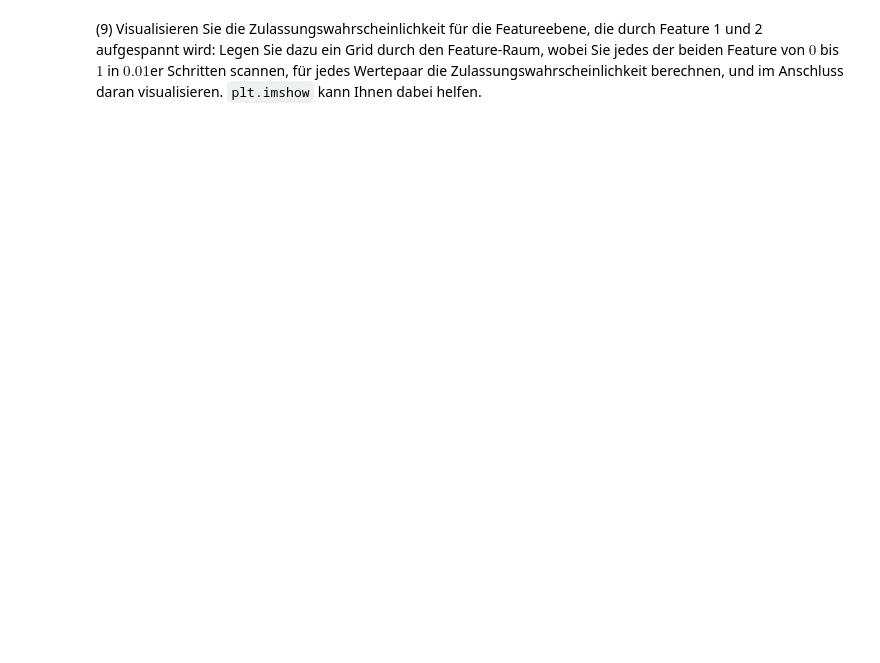
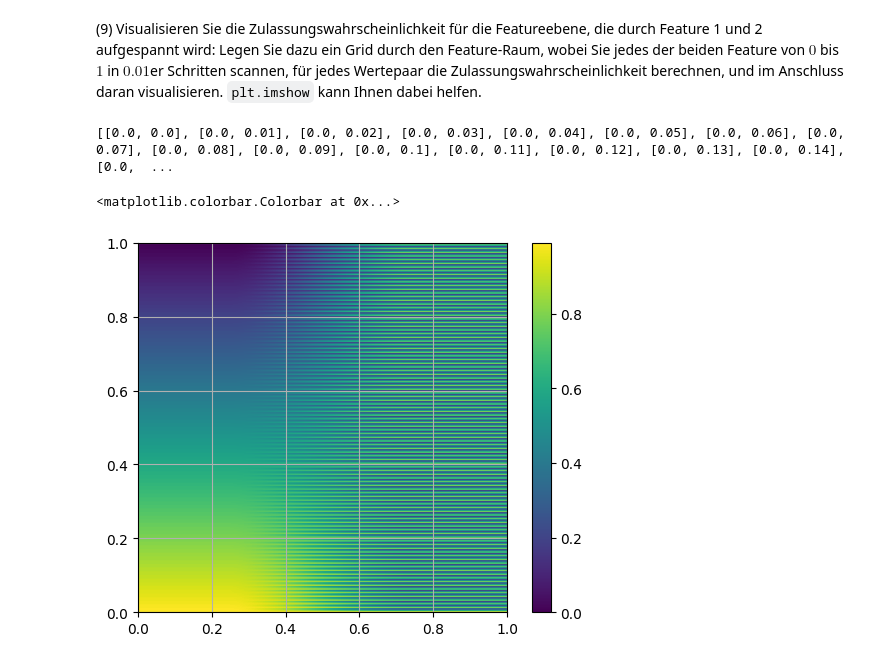
Before and after one commit to Emanuel162/MachineLearning, a Jupyter notebook: UebungenML/SJMN-7.ipynb, the cells around one changed output. Cells and saved outputs as stored; diff of their text form; code cells hidden in the pictures; blank space fills up the shorter version.

```diff
--- a/UebungenML/SJMN-7.ipynb
+++ b/UebungenML/SJMN-7.ipynb
@@ -57,2 +97,22 @@ X, y = np.insert(data[:, :2] / 100, 0, 1, 1), (data[:, 2] - .5) * 2
 # %% [markdown]
 (9) Visualisieren Sie die Zulassungswahrscheinlichkeit für die Featureebene, die durch Feature 1 und 2 aufgespannt wird: Legen Sie dazu ein Grid durch den Feature-Raum, wobei Sie jedes der beiden Feature von $0$ bis $1$ in $0.01$er Schritten scannen, für jedes Wertepaar die Zulassungswahrscheinlichkeit berechnen, und im Anschluss daran visualisieren. `plt.imshow` kann Ihnen dabei helfen.
+# %%
+berechnungen = []
+werte = []
+
+schrittweite = np.arange(0, 1, 0.01)
+for i in schrittweite:
+    for j in schrittweite:
+        x_val = np.array([1,i,j])
+        werte.append([i,j])
+        berechnungen.append(1/(1+np.exp(-1*np.dot(w.T,x_val))))
+        plt.grid()
+berechnungen = np.column_stack((np.arange(0, 1, 0.0001), berechnungen))
+print(werte)
+plt.grid()
+plt.imshow(werte, extent=[0, 1, 0, 1])
+plt.colorbar()
+# %% [output]
+[[0.0, 0.0], [0.0, 0.01], [0.0, 0.02], [0.0, 0.03], [0.0, 0.04], [0.0, 0.05], [0.0, 0.06], [0.0, 0.07], [0.0, 0.08], [0.0, 0.09], [0.0, 0.1], [0.0, 0.11], [0.0, 0.12], [0.0, 0.13], [0.0, 0.14], [0.0,  ...
+<matplotlib.colorbar.Colorbar at 0x...>
+[figure, added]
```
Also changed, not shown: parts of 7 cells of this notebook.
